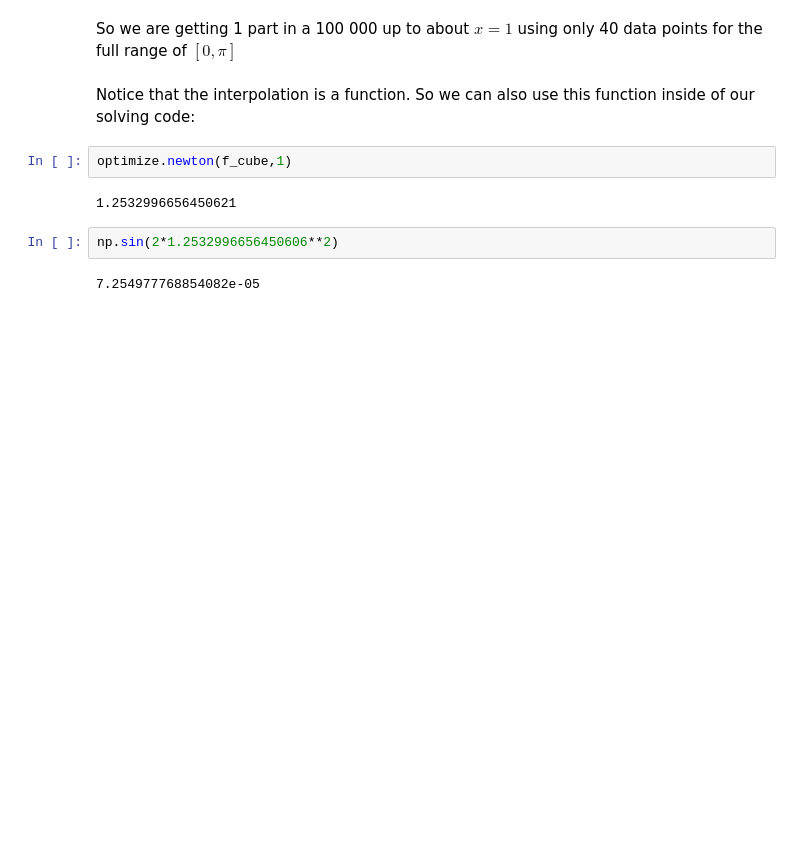
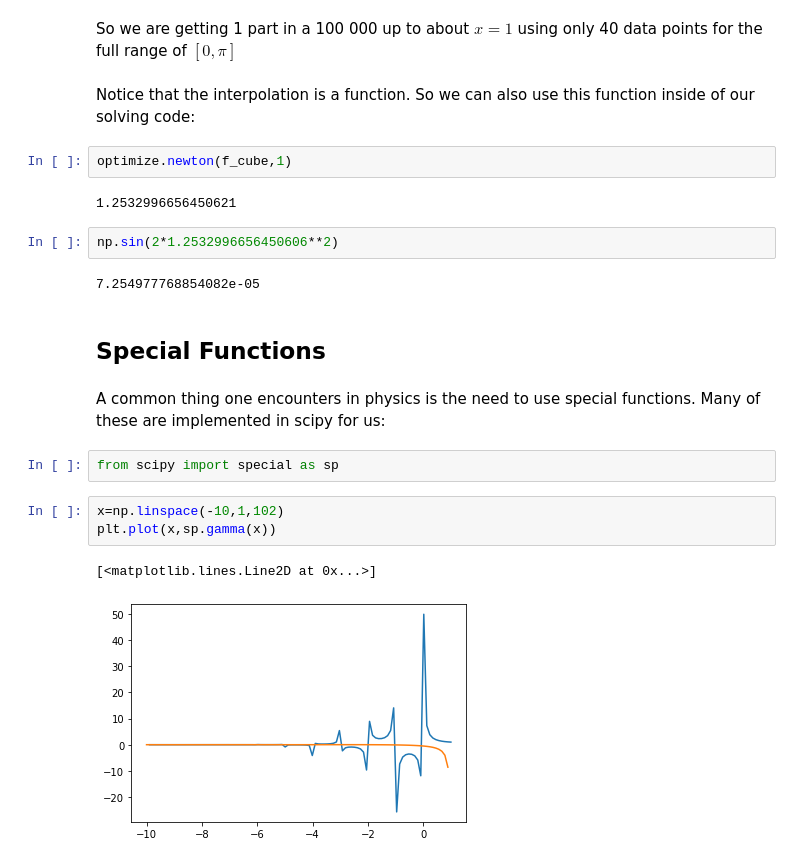
Before and after one commit to drgreen/COGS18_22, a Jupyter notebook: Topic4a Scipy.ipynb, the cells around one changed output. Saved outputs shown, nothing was run; the diff lists cells and outputs as text; blank space fills up the shorter version.

```diff
--- a/Topic4a Scipy.ipynb
+++ b/Topic4a Scipy.ipynb
@@ -357,3 +355,15 @@ optimize.newton(f_cube,1)
 np.sin(2*1.2532996656450606**2)
 # %% [output]
 7.254977768854082e-05
+# %% [markdown]
+## Special Functions
+# %% [markdown]
+A common thing one encounters in physics is the need to use special functions.  Many of these are implemented in scipy for us:
+# %%
+from scipy import special as sp
+# %%
+x=np.linspace(-10,1,102)
+plt.plot(x,sp.gamma(x))
+# %% [output]
+[<matplotlib.lines.Line2D at 0x...>]
+[figure, added]
```
Also changed, not shown: parts of 11 cells of this notebook.
